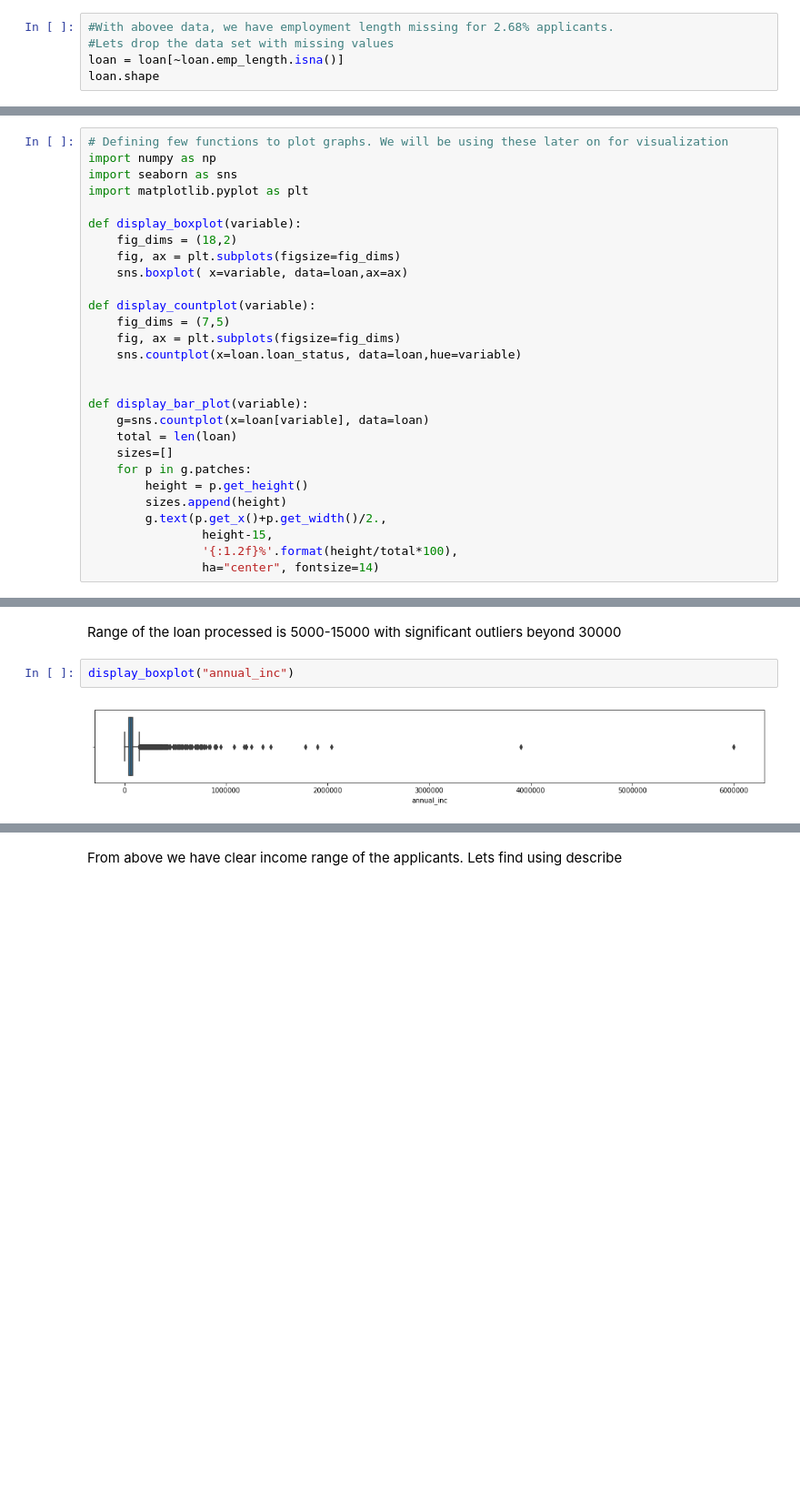
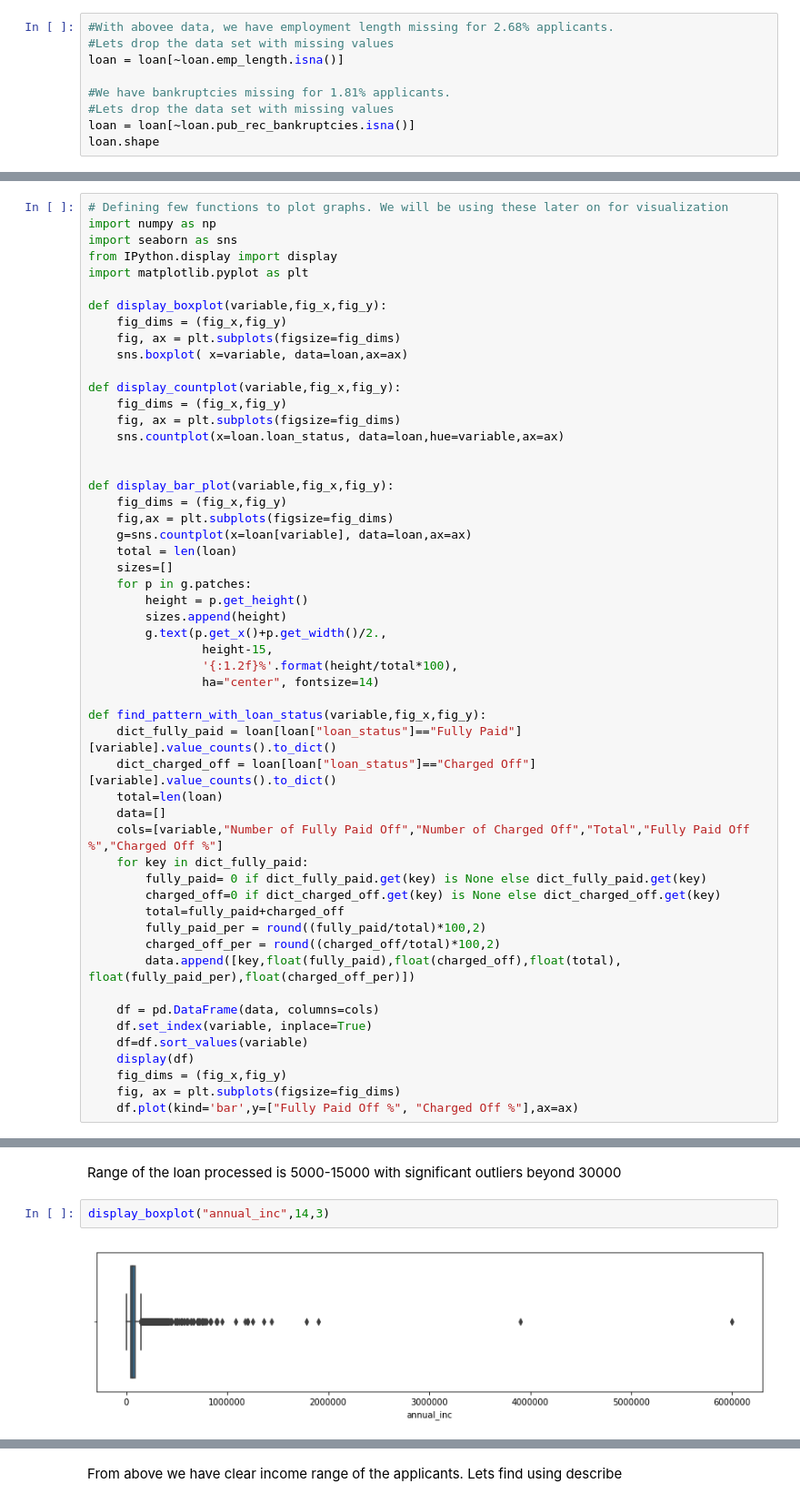
Before and after one commit to pankhurimishra81/Lending-Club-Case-Study, a Jupyter notebook: Group_Facilitator_Name.ipynb, the cells around one changed output, grey strips where cells are left out. Shown: that part at 91% size. Saved outputs shown, nothing was run; the diff lists cells and outputs as text; blank space fills up the shorter version.

```diff
--- a/Group_Facilitator_Name.ipynb
+++ b/Group_Facilitator_Name.ipynb
@@ -272,5 +124,9 @@ dtype: float64
 #With abovee data, we have employment length missing for 2.68% applicants.
 #Lets drop the data set with missing values
 loan = loan[~loan.emp_length.isna()]
+
+#We have bankruptcies missing for 1.81% applicants.
+#Lets drop the data set with missing values
+loan = loan[~loan.pub_rec_bankruptcies.isna()]
 loan.shape
 # %% [output]
@@ -301,21 +158,24 @@ Let's look at the primary trends on few attrubutes  (Univariate analysis)
 # Defining few functions to plot graphs. We will be using these later on for visualization
 import numpy as np
 import seaborn as sns
+from IPython.display import display
 import matplotlib.pyplot as plt
 
-def display_boxplot(variable):
-    fig_dims = (18,2)
+def display_boxplot(variable,fig_x,fig_y):
+    fig_dims = (fig_x,fig_y)
     fig, ax = plt.subplots(figsize=fig_dims)
     sns.boxplot( x=variable, data=loan,ax=ax)
 
-def display_countplot(variable):
-    fig_dims = (7,5)
+def display_countplot(variable,fig_x,fig_y):
+    fig_dims = (fig_x,fig_y)
     fig, ax = plt.subplots(figsize=fig_dims)
-    sns.countplot(x=loan.loan_status, data=loan,hue=variable)
+    sns.countplot(x=loan.loan_status, data=loan,hue=variable,ax=ax)
 
 
-def display_bar_plot(variable):
-    g=sns.countplot(x=loan[variable], data=loan)
+def display_bar_plot(variable,fig_x,fig_y):
+    fig_dims = (fig_x,fig_y)
+    fig,ax = plt.subplots(figsize=fig_dims)
+    g=sns.countplot(x=loan[variable], data=loan,ax=ax)
     total = len(loan)
     sizes=[]
     for p in g.patches:
@@ -325,3 +185,25 @@ def display_bar_plot(variable):
                 height-15,
                 '{:1.2f}%'.format(height/total*100),
                 ha="center", fontsize=14)
+
+def find_pattern_with_loan_status(variable,fig_x,fig_y):
+    dict_fully_paid = loan[loan["loan_status"]=="Fully Paid"][variable].value_counts().to_dict()
+    dict_charged_off = loan[loan["loan_status"]=="Charged Off"][variable].value_counts().to_dict()
+    total=len(loan)
+    data=[]
+    cols=[variable,"Number of Fully Paid Off","Number of Charged Off","Total","Fully Paid Off %","Charged Off %"]
+    for key in dict_fully_paid:
+        fully_paid= 0 if dict_fully_paid.get(key) is None else dict_fully_paid.get(key)
+        charged_off=0 if dict_charged_off.get(key) is None else dict_charged_off.get(key)
+        total=fully_paid+charged_off
+        fully_paid_per = round((fully_paid/total)*100,2)
+        charged_off_per = round((charged_off/total)*100,2)
+        data.append([key,float(fully_paid),float(charged_off),float(total), float(fully_paid_per),float(charged_off_per)])
+
+    df = pd.DataFrame(data, columns=cols)
+    df.set_index(variable, inplace=True)
+    df=df.sort_values(variable)
+    display(df)
+    fig_dims = (fig_x,fig_y)
+    fig, ax = plt.subplots(figsize=fig_dims)
+    df.plot(kind='bar',y=["Fully Paid Off %", "Charged Off %"],ax=ax)
@@ -332,6 +210,6 @@ display_boxplot("loan_amnt")
 # %% [markdown]
 Range of the loan processed is 5000-15000 with significant outliers beyond 30000
 # %%
-display_boxplot("annual_inc")
+display_boxplot("annual_inc",14,3)
 # %% [output]
-[figure, old version]
+[figure, new version]
```
Also changed, not shown: parts of 62 cells of this notebook.
